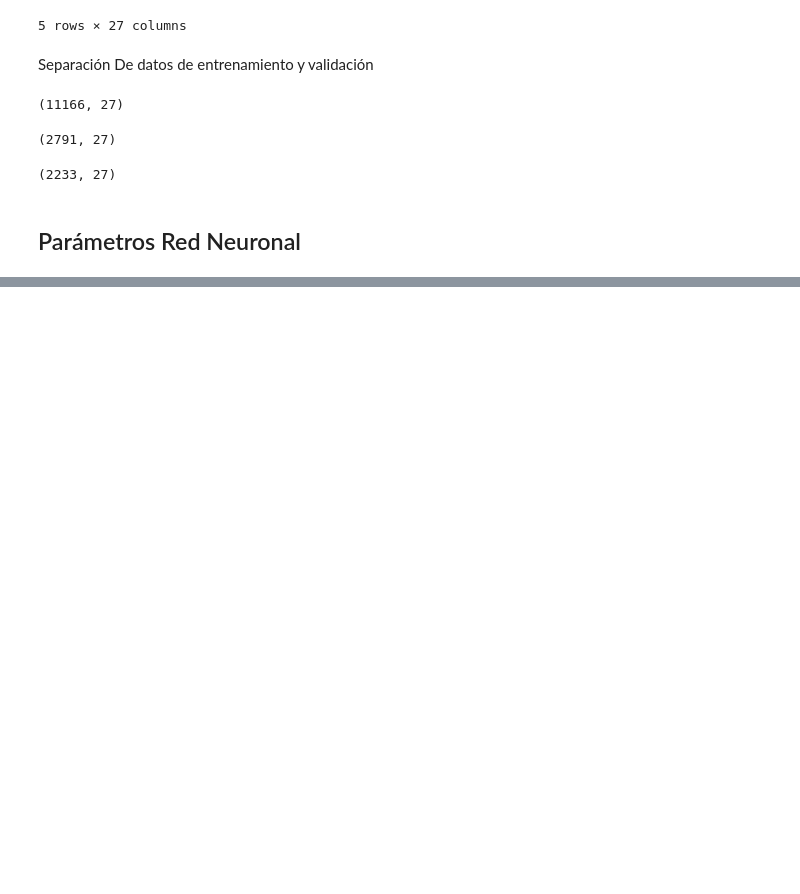
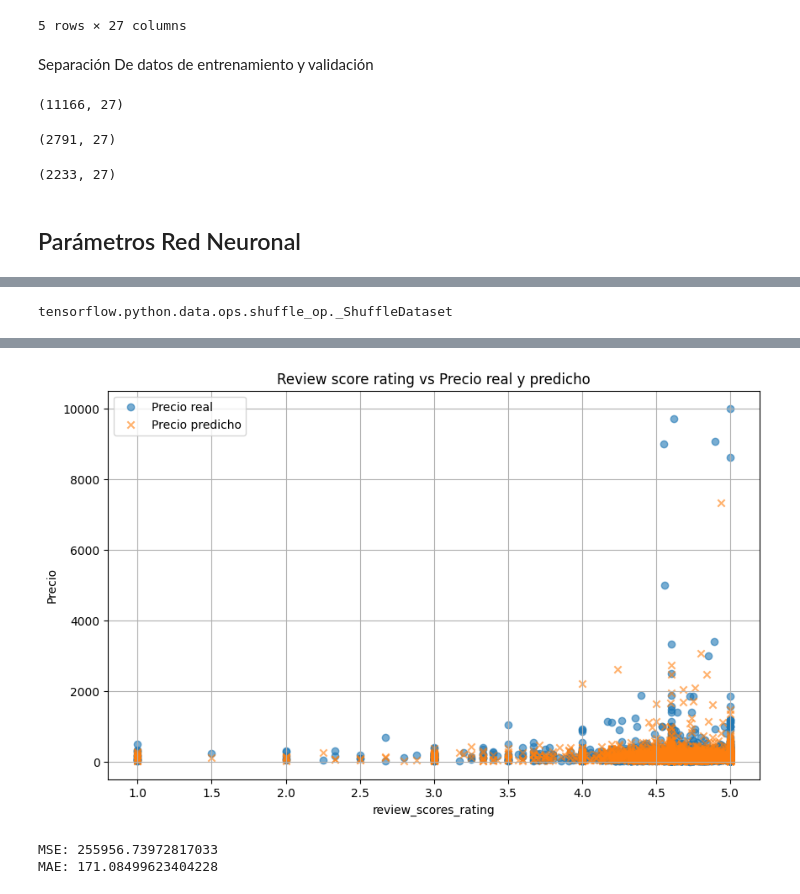
Before and after one commit to OttaVonBismarck/proyecto_2_actd, a Jupyter notebook: modelosproyecto2.ipynb, the cells around one changed output, grey strips where cells are left out. Cells and saved outputs as stored; diff of their text form; code cells hidden in the pictures; blank space fills up the shorter version.

Commit message:
se crean grficas de compracion del modelo

```diff
--- a/modelosproyecto2.ipynb
+++ b/modelosproyecto2.ipynb
@@ -338,7 +340,7 @@ num_hidden_layers = 5
 batch_size = 32
 
 """
-n_epochs = 200
+n_epochs = 500
 learning_rate = 0.001
 num_hidden_units = 64
 num_hidden_layers = 5
@@ -375,0 +393,46 @@ MLflow Run completed with run_id <keras.src.callbacks.history.History object at
+# %%
+type(test_ds)
+# %% [output]
+tensorflow.python.data.ops.shuffle_op._ShuffleDataset
+# %%
+# ...existing code...
+# Celda nueva: obtener predicciones y graficar review_scores_rating vs precio real y predicho
+
+import matplotlib.pyplot as plt
+from sklearn.metrics import mean_squared_error, mean_absolute_error
+
+batch_size = 32
+
+model = experimentID
+# Dataset solo con features (en el mismo orden esperado por el modelo) y en batches para predecir
+test_features_ds = test_ds.map(lambda x, y: x).batch(batch_size)
+
+# Predicciones (aplana salida)
+preds = model.predict(test_features_ds).flatten()
+
+# Extraer precios reales y review_scores_rating desde el test_ds (sin batch)
+test_y = np.array([y.numpy() for x, y in test_ds])
+test_review = np.array([x['review_scores_rating'].numpy() for x, y in test_ds])
+
+# Si hay NaNs en review_scores_rating, filtrarlos para la gráfica
+mask = ~np.isnan(test_review)
+test_review = test_review[mask]
+test_y = test_y[mask]
+preds = preds[mask]
+
+# Gráfica comparativa
+plt.figure(figsize=(10,6))
+plt.scatter(test_review, test_y, alpha=0.6, label='Precio real')
+plt.scatter(test_review, preds, alpha=0.6, label='Precio predicho', marker='x')
+plt.xlabel('review_scores_rating')
+plt.ylabel('Precio')
+plt.title('Review score rating vs Precio real y predicho')
+plt.legend()
+plt.grid(True)
+plt.show()
+
+# Métricas de desempeño
+print('MSE:', mean_squared_error(test_y, preds))
+print('MAE:', mean_absolute_error(test_y, preds))
+# ...existing code...
+# %% [output]
@@ -375,0 +440,3 @@ MLflow Run completed with run_id <keras.src.callbacks.history.History object at
+[figure, added]
+MSE: 255956.73972817033
+MAE: 171.08499623404228
```
Also changed, not shown: parts of 7 cells of this notebook.
